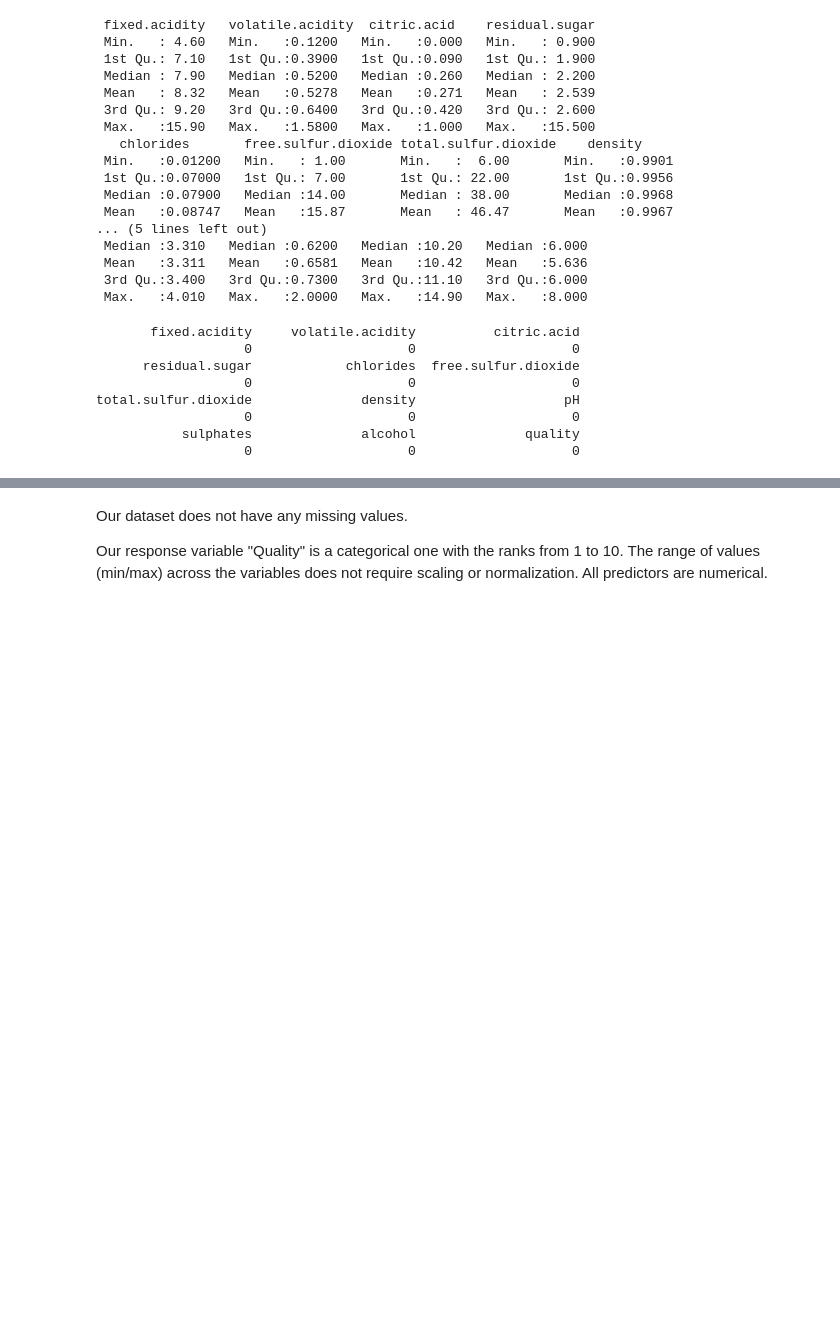
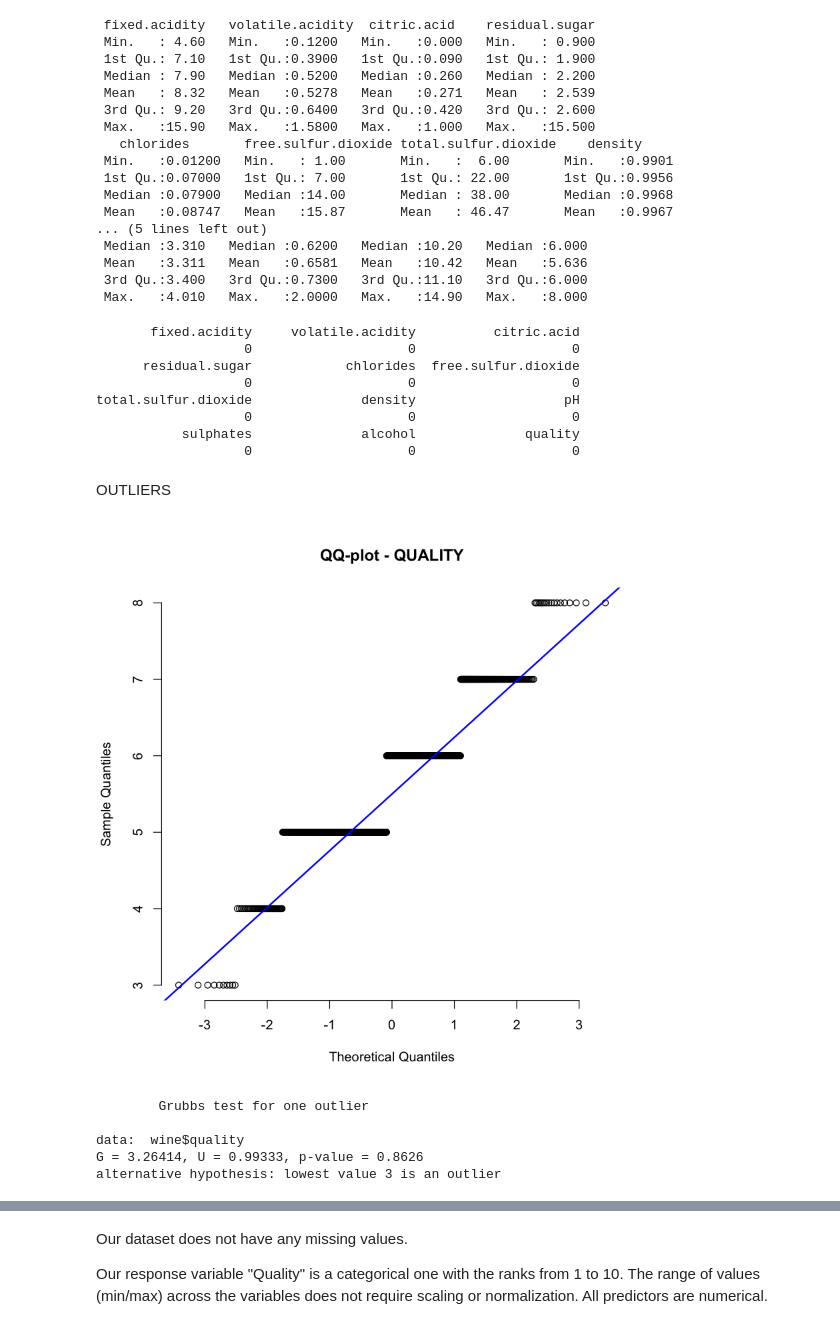
Before and after one commit to spatankar276/Project-Buzz, a Jupyter notebook: 7406-Project-Buzz-Team.ipynb, the cells around one changed output, grey strips where cells are left out. Drawn from its saved outputs; the diff is of its cells as text; code cells hidden in the pictures; blank space fills up the shorter version.

```diff
--- a/7406-Project-Buzz-Team.ipynb
+++ b/7406-Project-Buzz-Team.ipynb
@@ -155,3 +137,20 @@ total.sulfur.dioxide              density                   pH
                    0                    0                    0
            sulphates              alcohol              quality
                    0                    0                    0
+# %% [markdown]
+OUTLIERS
+# %%
+qqnorm(wine$quality, pch = 1, frame = FALSE, main = 'QQ-plot - QUALITY')
+qqline(wine$quality, col = "blue", lwd = 2)
+
+
+boxplot(wine$quality, main = 'Original data - Outliers')
+
+grubbs.test(wine$quality, type =10)
+# %% [output]
+[figure, added]
+        Grubbs test for one outlier
+
+data:  wine$quality
+G = 3.26414, U = 0.99333, p-value = 0.8626
+alternative hypothesis: lowest value 3 is an outlier
```
Also changed, not shown: parts of 17 cells of this notebook.
